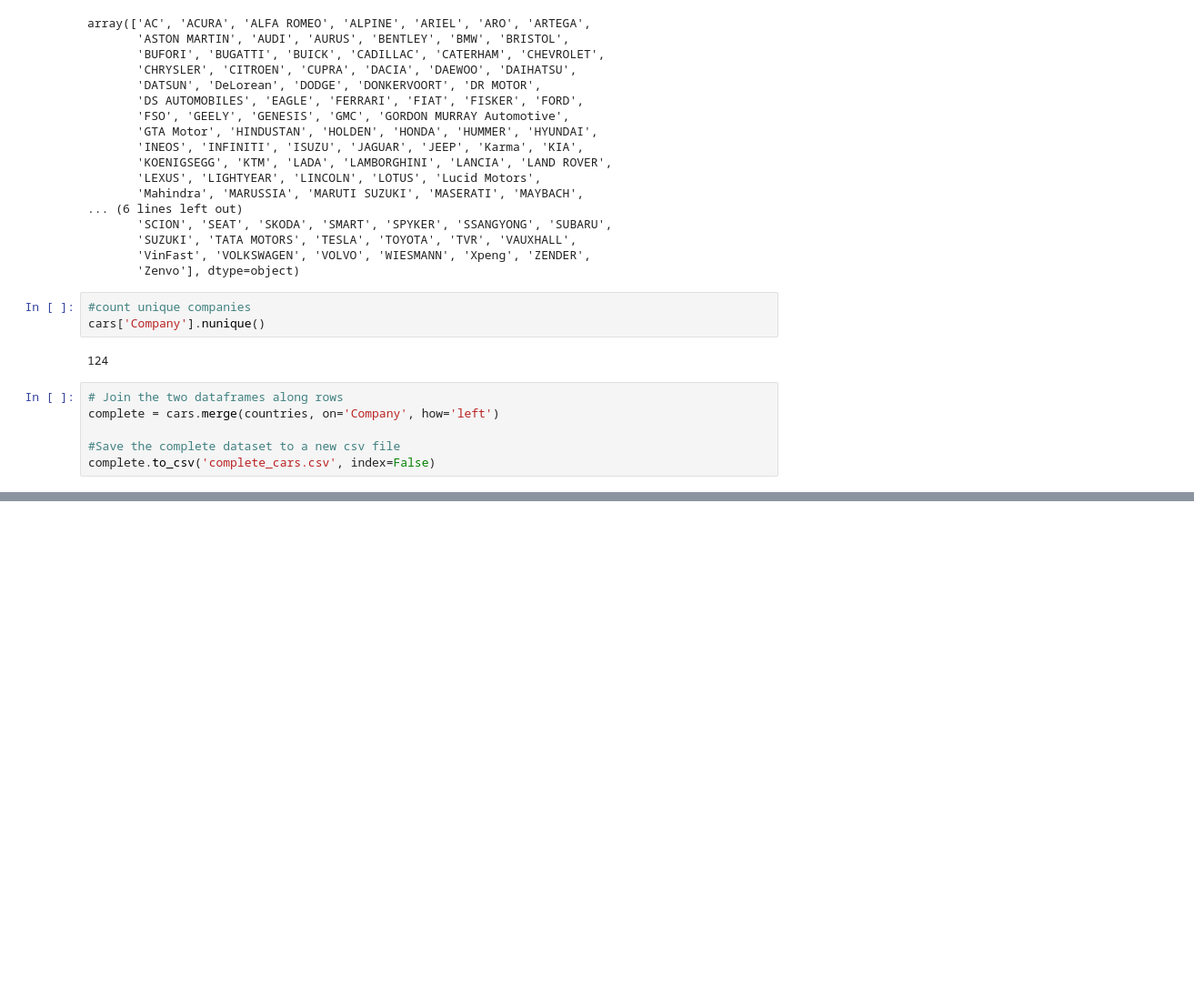
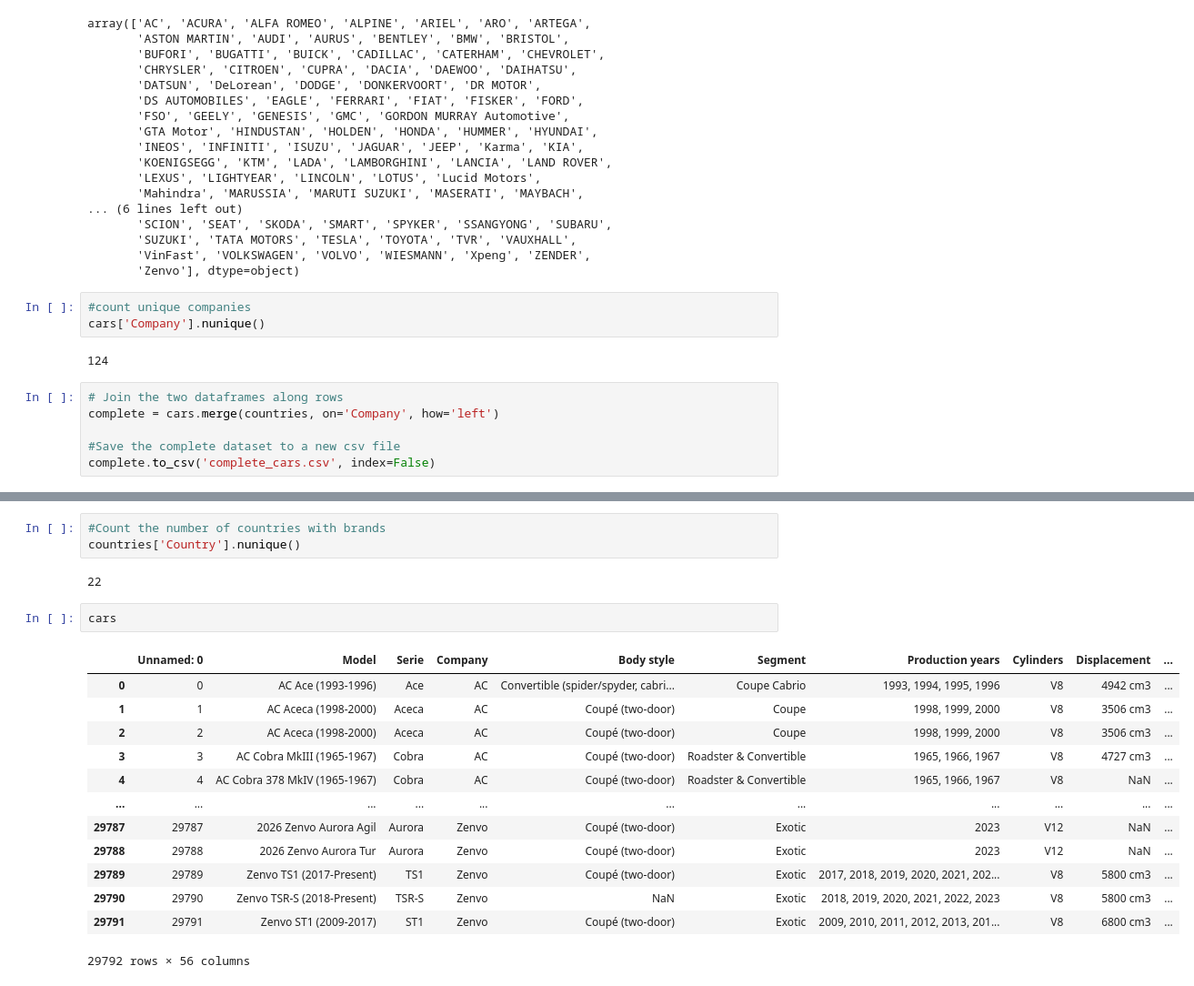
Before and after one commit to paulinomary/VAD-Dashboard, a Jupyter notebook: graphics.ipynb, the cells around one changed output, grey strips where cells are left out. Shown at 91% size. Saved outputs shown, nothing was run; the diff lists cells and outputs as text; blank space fills up the shorter version.

```diff
--- a/graphics.ipynb
+++ b/graphics.ipynb
@@ -42,0 +111,21 @@ complete.to_csv('complete_cars.csv', index=False)
+# %%
+#Count the number of countries with brands
+countries['Country'].nunique()
+# %% [output]
+22
+# %%
+cars
+# %% [output]
+|  | Unnamed: 0 | Model | Serie | Company | Body style | Segment | Production years | Cylinders | Displacement | ... |
+| 0 | 0 | AC Ace (1993-1996) | Ace | AC | Convertible (spider/spyder, cabri... | Coupe Cabrio | 1993, 1994, 1995, 1996 | V8 | 4942 cm3 | ... |
+| 1 | 1 | AC Aceca (1998-2000) | Aceca | AC | Coupé (two-door) | Coupe | 1998, 1999, 2000 | V8 | 3506 cm3 | ... |
+| 2 | 2 | AC Aceca (1998-2000) | Aceca | AC | Coupé (two-door) | Coupe | 1998, 1999, 2000 | V8 | 3506 cm3 | ... |
+| 3 | 3 | AC Cobra MkIII (1965-1967) | Cobra | AC | Coupé (two-door) | Roadster & Convertible | 1965, 1966, 1967 | V8 | 4727 cm3 | ... |
+| 4 | 4 | AC Cobra 378 MkIV (1965-1967) | Cobra | AC | Coupé (two-door) | Roadster & Convertible | 1965, 1966, 1967 | V8 | NaN | ... |
+| ... | ... | ... | ... | ... | ... | ... | ... | ... | ... | ... |
+| 29787 | 29787 | 2026 Zenvo Aurora Agil | Aurora | Zenvo | Coupé (two-door) | Exotic | 2023 | V12 | NaN | ... |
+| 29788 | 29788 | 2026 Zenvo Aurora Tur | Aurora | Zenvo | Coupé (two-door) | Exotic | 2023 | V12 | NaN | ... |
+| 29789 | 29789 | Zenvo TS1 (2017-Present) | TS1 | Zenvo | Coupé (two-door) | Exotic | 2017, 2018, 2019, 2020, 2021, 202... | V8 | 5800 cm3 | ... |
+| 29790 | 29790 | Zenvo TSR-S (2018-Present) | TSR-S | Zenvo | NaN | Exotic | 2018, 2019, 2020, 2021, 2022, 2023 | V8 | 5800 cm3 | ... |
+| 29791 | 29791 | Zenvo ST1 (2009-2017) | ST1 | Zenvo | Coupé (two-door) | Exotic | 2009, 2010, 2011, 2012, 2013, 201... | V8 | 6800 cm3 | ... |
+29792 rows × 56 columns
```
Also changed, not shown: parts of 16 cells of this notebook, 1 other file.
